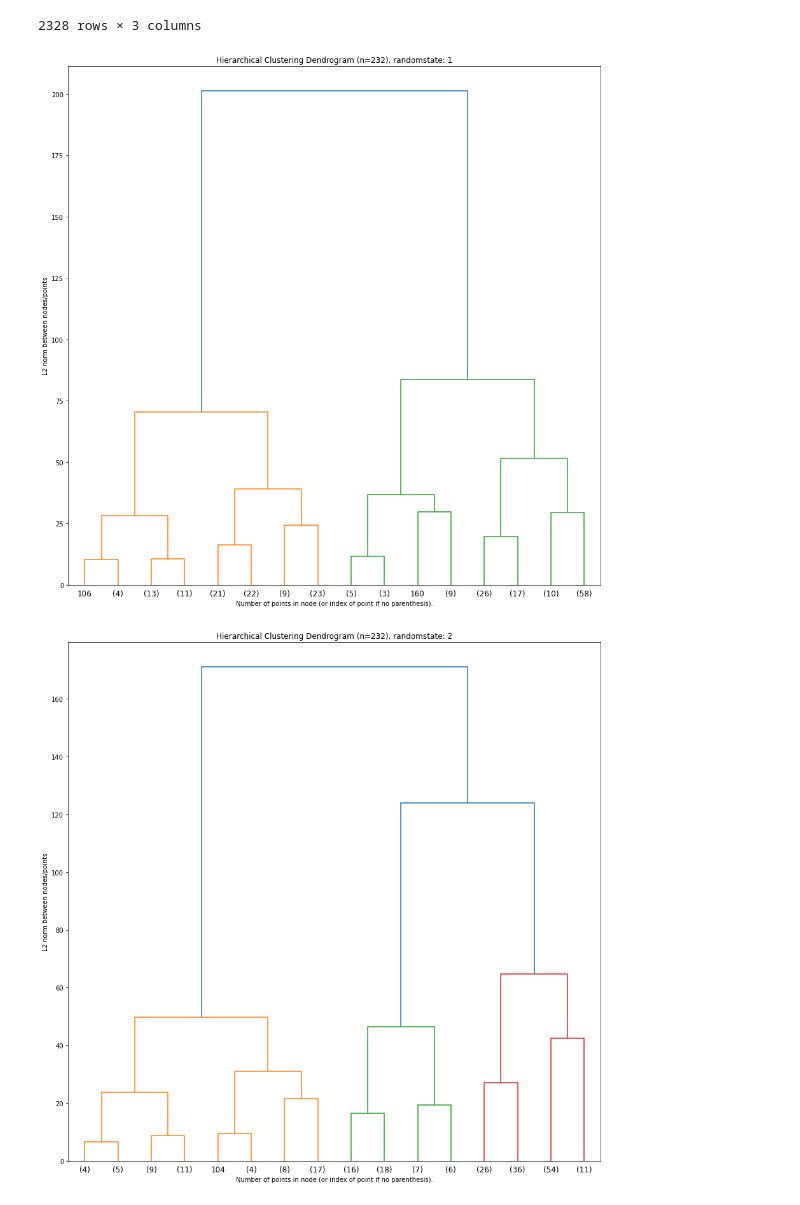
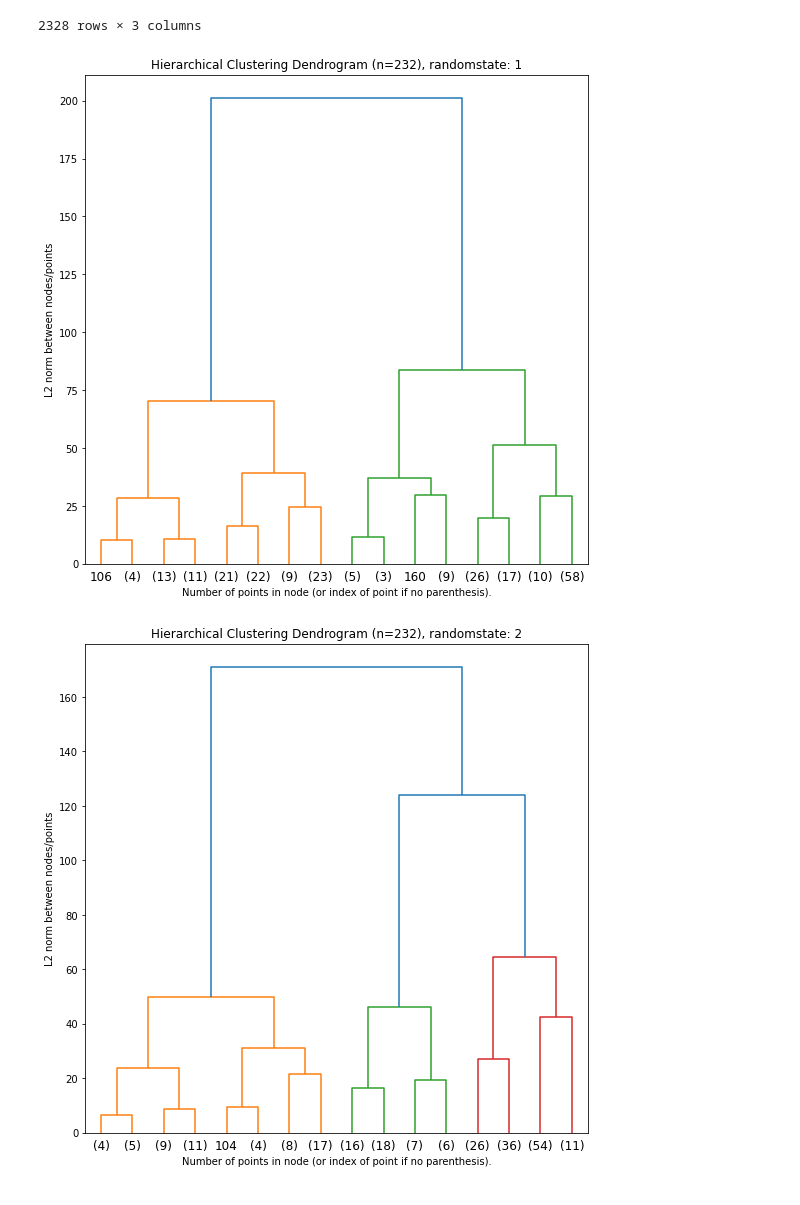
Before and after one commit to Sgipn/ClimateAnalysis, a Jupyter notebook: notebooks/weather_data_setup.ipynb, the cells around one changed output. Drawn from its saved outputs; the diff is of its cells as text; code cells hidden in the pictures.

```diff
--- a/notebooks/weather_data_setup.ipynb
+++ b/notebooks/weather_data_setup.ipynb
@@ -304,27 +378,27 @@ def plot_dendrogram(model, **kwargs):
 # %%
 # dendrogram of random subsets with 232 obs each
 
 from scipy.cluster.hierarchy import dendrogram
 from sklearn.cluster import AgglomerativeClustering
 
 dendro_array = dendro_subset.to_numpy()
 
 fold = 0
 kf = KFold(n_splits = 10, random_state = True, shuffle = True)
-plt.rcParams["figure.figsize"] = (15,15)
+plt.rcParams["figure.figsize"] = (9,9)
 for train_index, test_index in kf.split(dendro_array):
     fold+=1
     temp_X = dendro_array[test_index]
     model = AgglomerativeClustering(distance_threshold=0, n_clusters=None)
     model = model.fit(temp_X)
     plt.title("Hierarchical Clustering Dendrogram (n=232), randomstate: %d" %fold)
     # plot the top three levels of the dendrogram
     plot_dendrogram(model, truncate_mode="level", p=3)
     plt.xlabel("Number of points in node (or index of point if no parenthesis).")
     plt.ylabel("L2 norm between nodes/points")
     plt.show()
     if fold ==3:
         break
 # %% [output]
-[figure, old version]
+[figure, new version]
-[figure, old version]
+[figure, new version]
```
Also changed, not shown: parts of 22 cells of this notebook.
